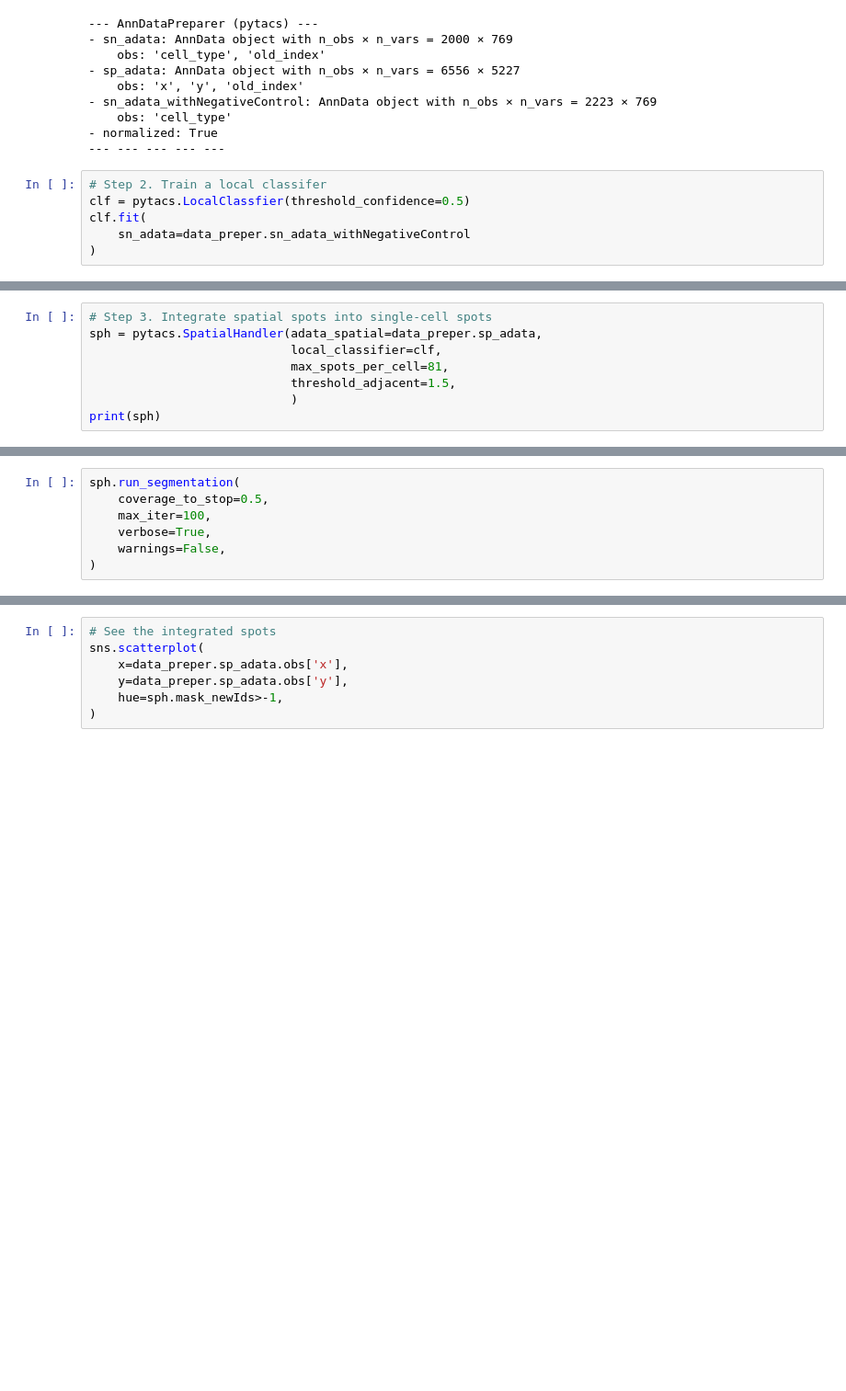
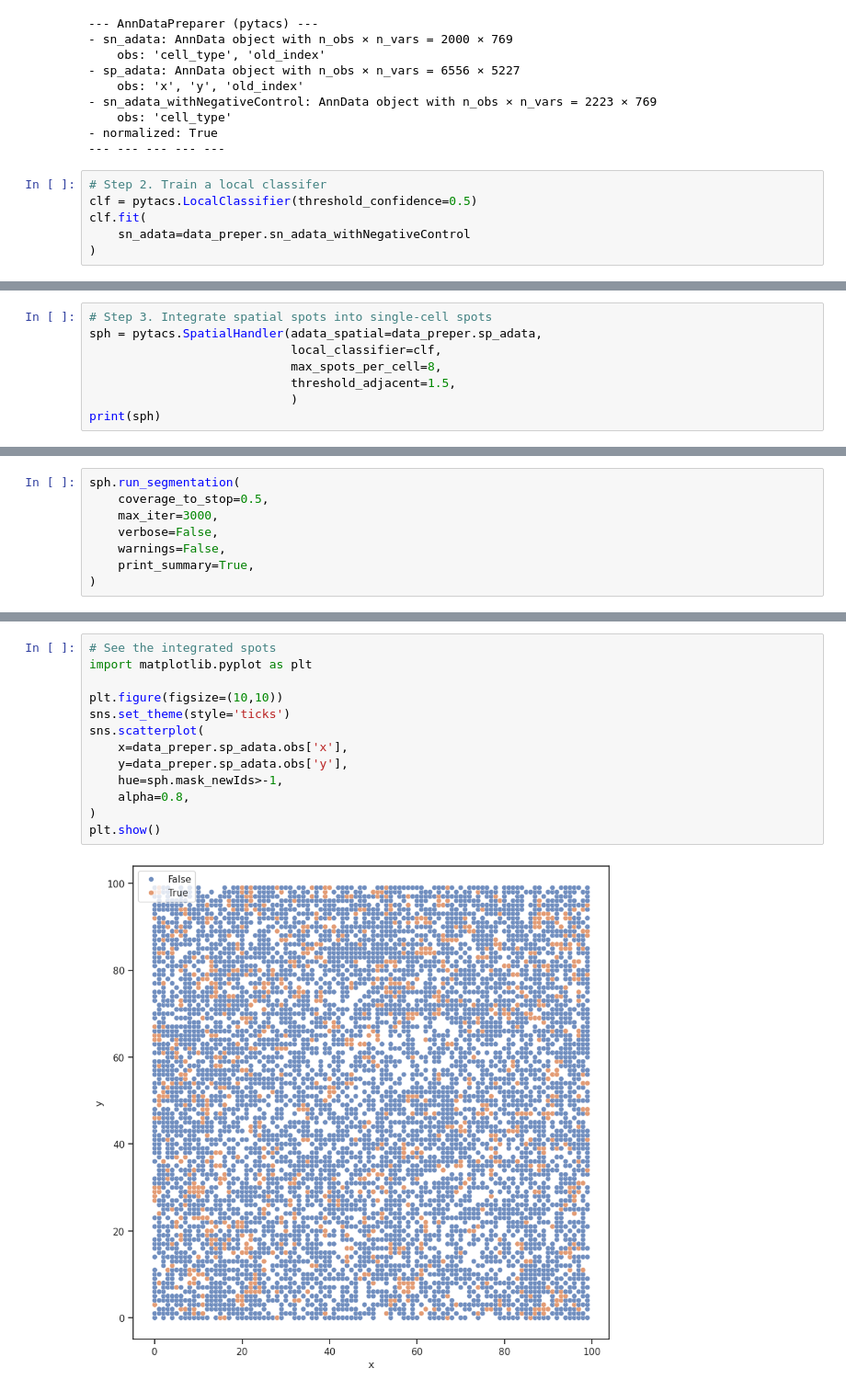
Before and after one commit to LIU-Xnd/pytacs, a Jupyter notebook: demo.ipynb, the cells around one changed output, grey strips where cells are left out. Shown: that part at 92% size. Cells and saved outputs as stored; diff of their text form; blank space fills up the shorter version.

```diff
--- a/demo.ipynb
+++ b/demo.ipynb
@@ -43,7 +41,7 @@ data_preper
 --- --- --- --- ---
 # %%
 # Step 2. Train a local classifer
-clf = pytacs.LocalClassfier(threshold_confidence=0.5)
+clf = pytacs.LocalClassifier(threshold_confidence=0.5)
 clf.fit(
     sn_adata=data_preper.sn_adata_withNegativeControl
 )
@@ -53,7 +51,7 @@ LocalClassfier(threshold_confidence=0.5)
 # Step 3. Integrate spatial spots into single-cell spots
 sph = pytacs.SpatialHandler(adata_spatial=data_preper.sp_adata,
                             local_classifier=clf,
-                            max_spots_per_cell=81,
+                            max_spots_per_cell=8,
                             threshold_adjacent=1.5,
                             )
 print(sph)
@@ -75,8 +73,9 @@ print(sph)
 # %%
 sph.run_segmentation(
     coverage_to_stop=0.5,
-    max_iter=100,
-    verbose=True,
+    max_iter=3000,
+    verbose=False,
     warnings=False,
+    print_summary=True,
 )
 # %% [output]
@@ -84,10 +87,18 @@ NameError: name 'sph' is not defined
 # %%
 # See the integrated spots
+import matplotlib.pyplot as plt
+
+plt.figure(figsize=(10,10))
+sns.set_theme(style='ticks')
 sns.scatterplot(
     x=data_preper.sp_adata.obs['x'],
     y=data_preper.sp_adata.obs['y'],
     hue=sph.mask_newIds>-1,
+    alpha=0.8,
 )
+plt.show()
+# %% [output]
+[figure, added]
 # %%
 # Get integrated single-cell level ST data
 sp_singleCell = sph.run_getSingleCellAnnData()
```
Also changed, not shown: parts of 7 cells of this notebook, 2 other files.
